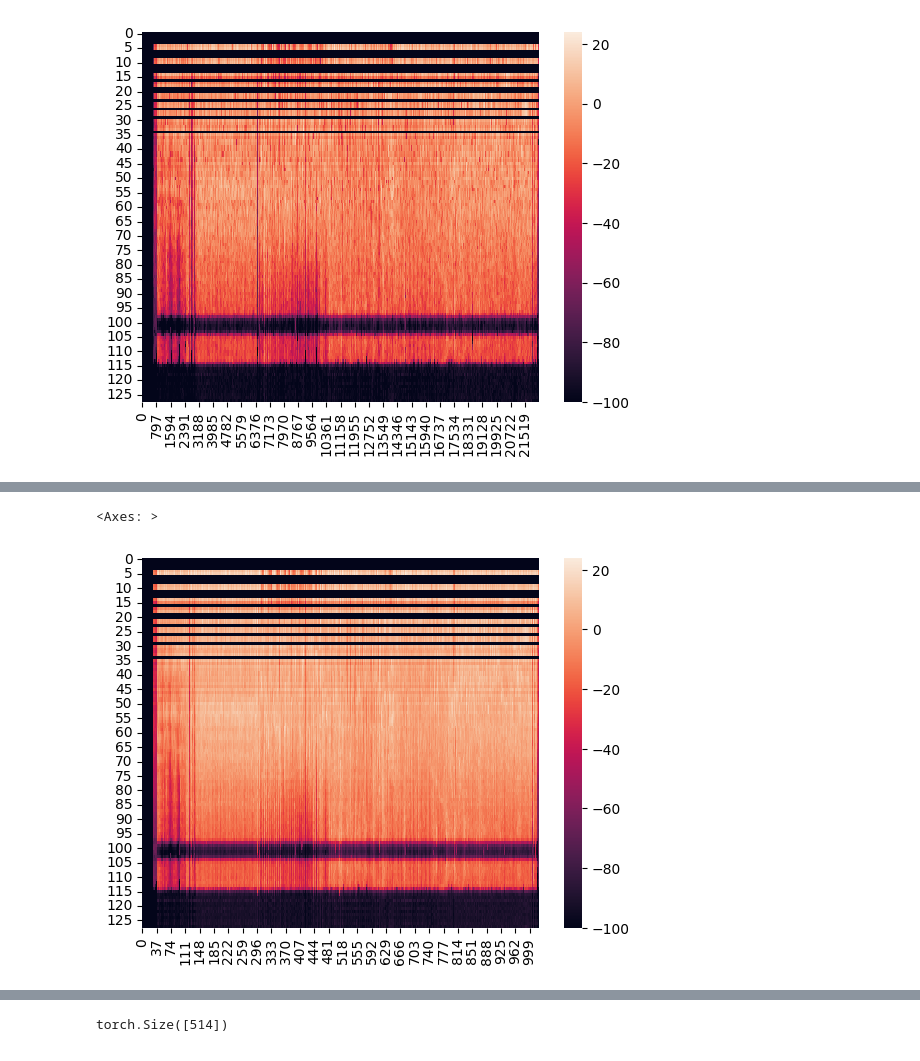
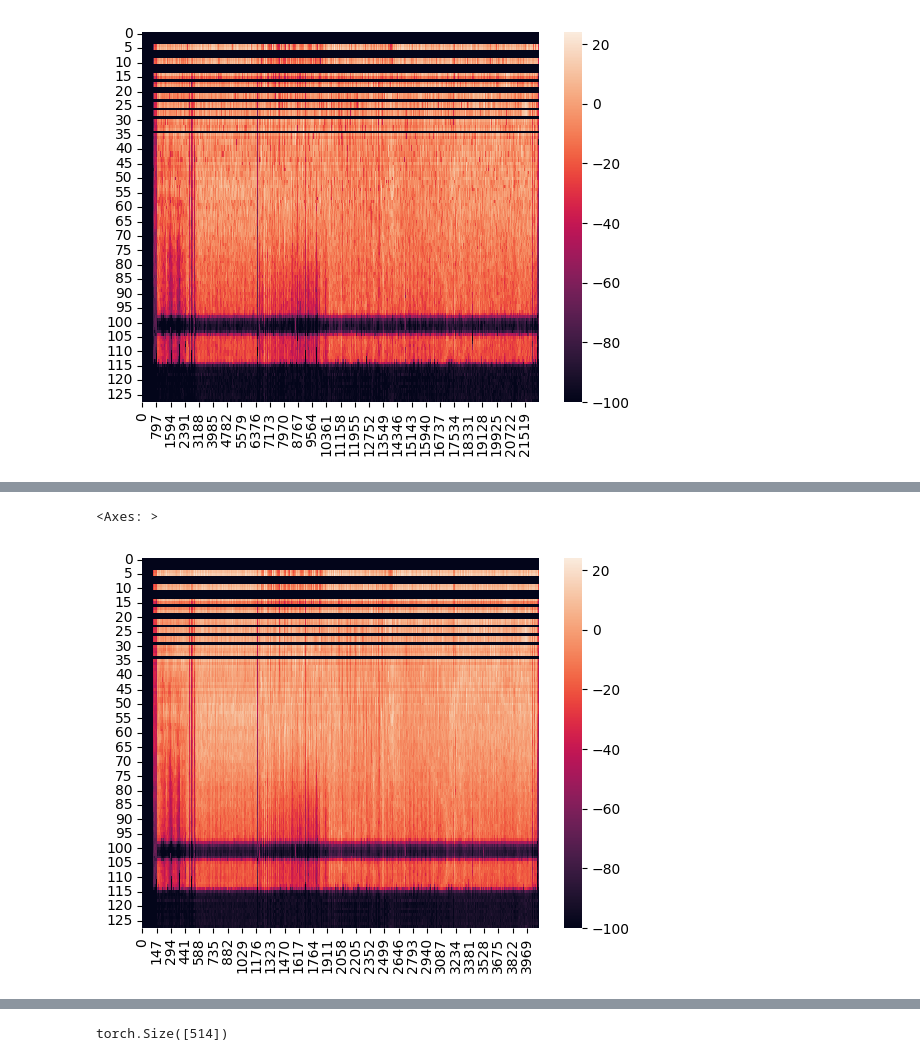
Before and after one commit to Boatkungg/song2midi, a Jupyter notebook: train.ipynb, the cells around one changed output, grey strips where cells are left out. Drawn from its saved outputs; the diff is of its cells as text; code cells hidden in the pictures.

```diff
--- a/train.ipynb
+++ b/train.ipynb
@@ -201,2 +209,2 @@ torch.Size([1, 128, 22314])
 # %%
-conv = nn.AdaptiveMaxPool1d(1024)
+conv = nn.AdaptiveAvgPool1d(4096)
@@ -208,8 +246,8 @@ sns.heatmap(mel_db[0])
 # %%
-sns.heatmap(conv(mel_db)[0])
+sns.heatmap(torchaudio.transforms.AmplitudeToDB()(conv(mel))[0])
 # %% [output]
 <Axes: >
-[figure, old version]
+[figure, new version]
 # %%
 TOKENIZER_PARAMS = {
     "pitch_range": (0, 127),
```
Also changed, not shown: parts of 14 cells of this notebook.
